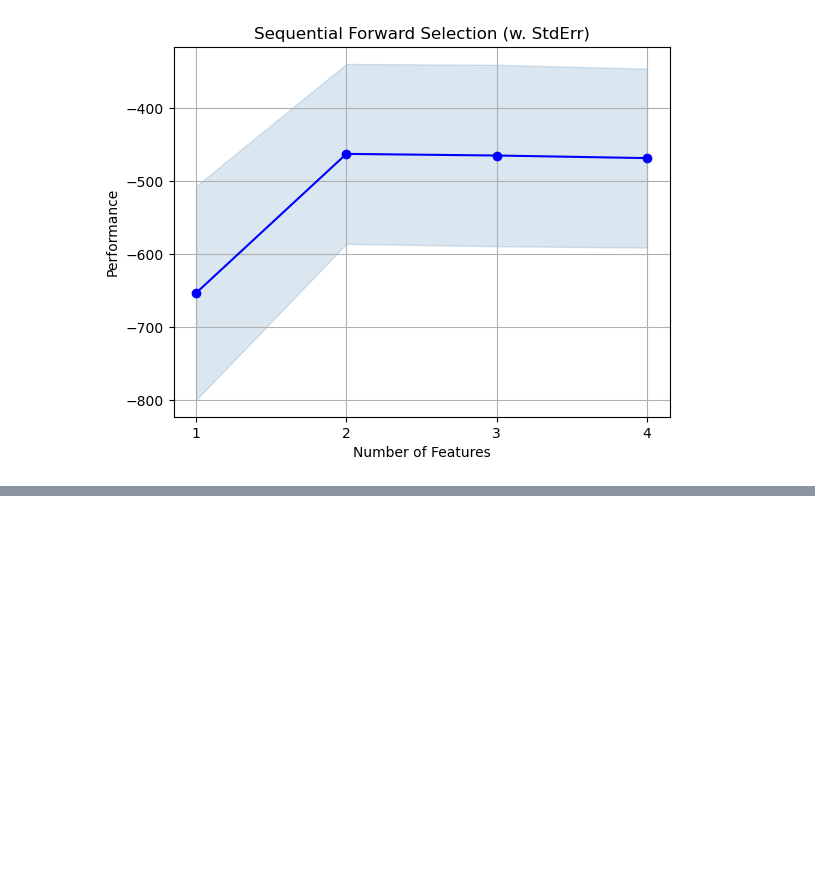
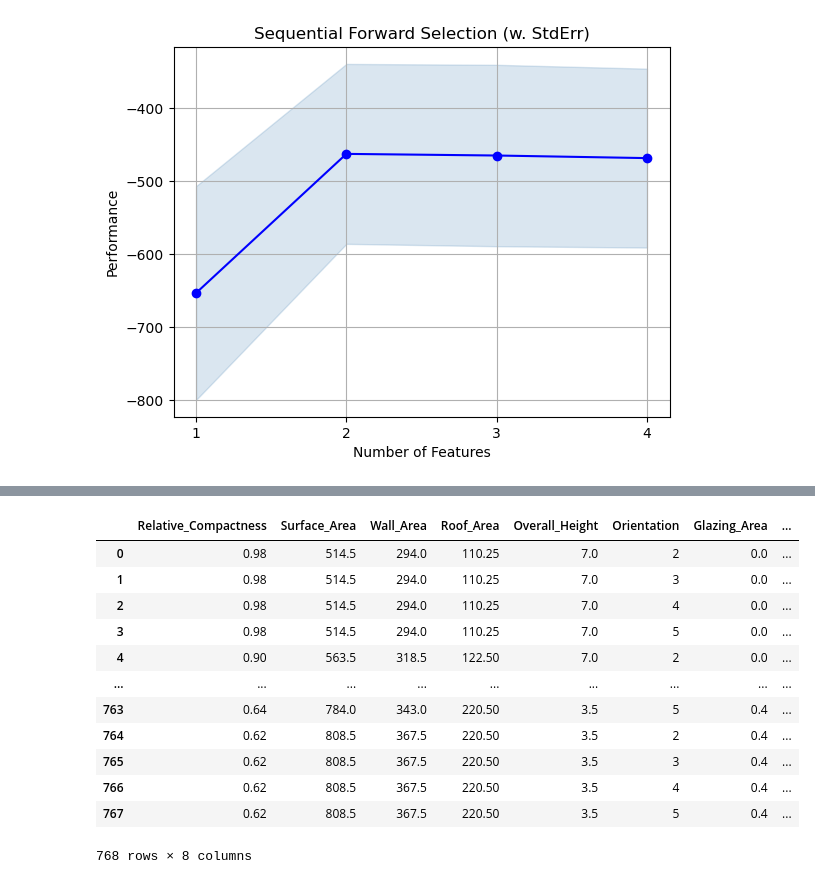
Before and after one commit to subhendu23/Data_Science, a Jupyter notebook: Assignment_07_SB_Sep_12.ipynb, the cells around one changed output, grey strips where cells are left out. Cells and saved outputs as stored; diff of their text form; code cells hidden in the pictures; blank space fills up the shorter version.

```diff
--- a/Assignment_07_SB_Sep_12.ipynb
+++ b/Assignment_07_SB_Sep_12.ipynb
@@ -795,0 +799,5 @@ plt.show()
+# %%
+BuildingEff_df=pd.read_csv('MLR_BuildingEfficiency.csv')
+BuildingEff_plot_df=pd.read_csv('MLR_BuildingEfficiency.csv')
+
+BuildingEff_df.sample(10)
@@ -795,0 +850,3 @@ plt.show()
+# %%
+columns=list(BuildingEff_df.columns)
+#sns.pairplot(MovieBoxOff_plot_df,x_vars=['revenue_opening_day','revenue_opening_weekend','revenue_firstweek'],y_vars=['revenue_total'])
@@ -795,0 +866,2 @@ plt.show()
+# %%
+X_columns=columns[:len(columns)-2]
@@ -795,0 +879,18 @@ plt.show()
+# %%
+X_columns_df=BuildingEff_df[X_columns]
+# %%
+X_columns_df
+# %% [output]
+|  | Relative_Compactness | Surface_Area | Wall_Area | Roof_Area | Overall_Height | Orientation | Glazing_Area | ... |
+| 0 | 0.98 | 514.5 | 294.0 | 110.25 | 7.0 | 2 | 0.0 | ... |
+| 1 | 0.98 | 514.5 | 294.0 | 110.25 | 7.0 | 3 | 0.0 | ... |
+| 2 | 0.98 | 514.5 | 294.0 | 110.25 | 7.0 | 4 | 0.0 | ... |
+| 3 | 0.98 | 514.5 | 294.0 | 110.25 | 7.0 | 5 | 0.0 | ... |
+| 4 | 0.90 | 563.5 | 318.5 | 122.50 | 7.0 | 2 | 0.0 | ... |
+| ... | ... | ... | ... | ... | ... | ... | ... | ... |
+| 763 | 0.64 | 784.0 | 343.0 | 220.50 | 3.5 | 5 | 0.4 | ... |
+| 764 | 0.62 | 808.5 | 367.5 | 220.50 | 3.5 | 2 | 0.4 | ... |
+| 765 | 0.62 | 808.5 | 367.5 | 220.50 | 3.5 | 3 | 0.4 | ... |
+| 766 | 0.62 | 808.5 | 367.5 | 220.50 | 3.5 | 4 | 0.4 | ... |
+| 767 | 0.62 | 808.5 | 367.5 | 220.50 | 3.5 | 5 | 0.4 | ... |
+768 rows × 8 columns
```
Also changed, not shown: parts of 18 cells of this notebook.
